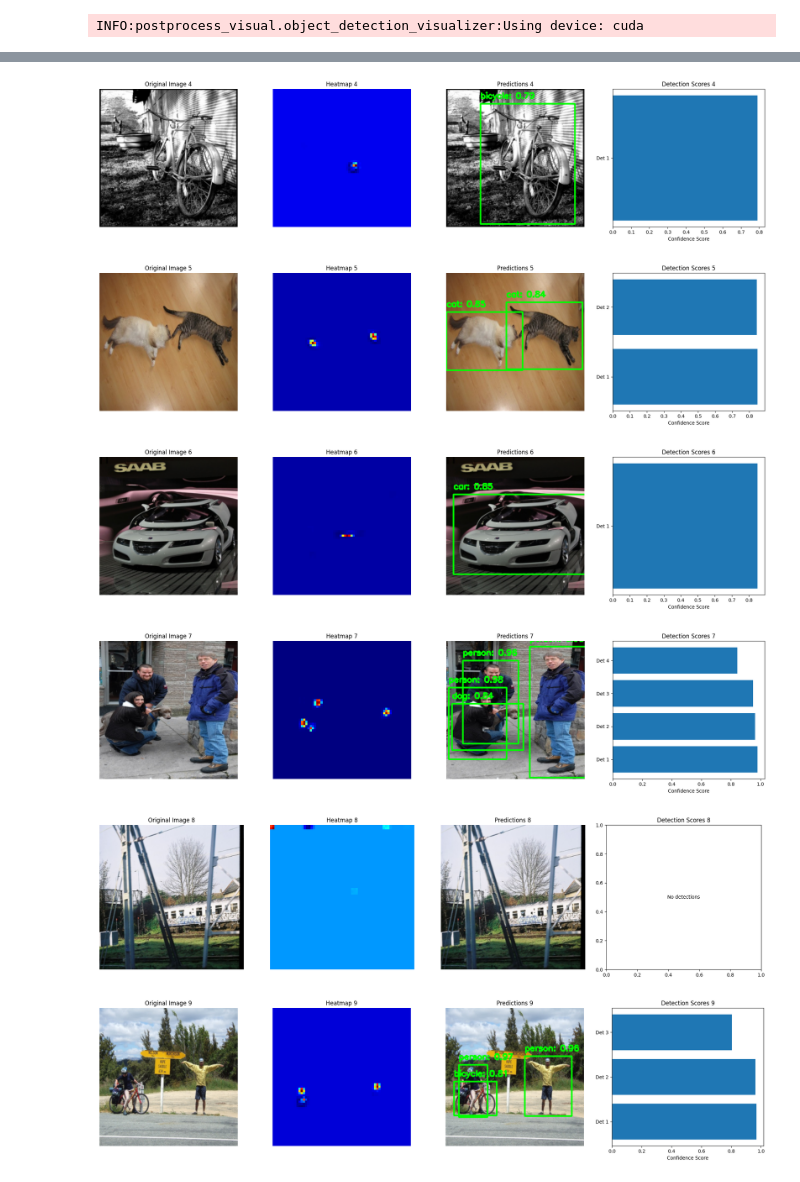
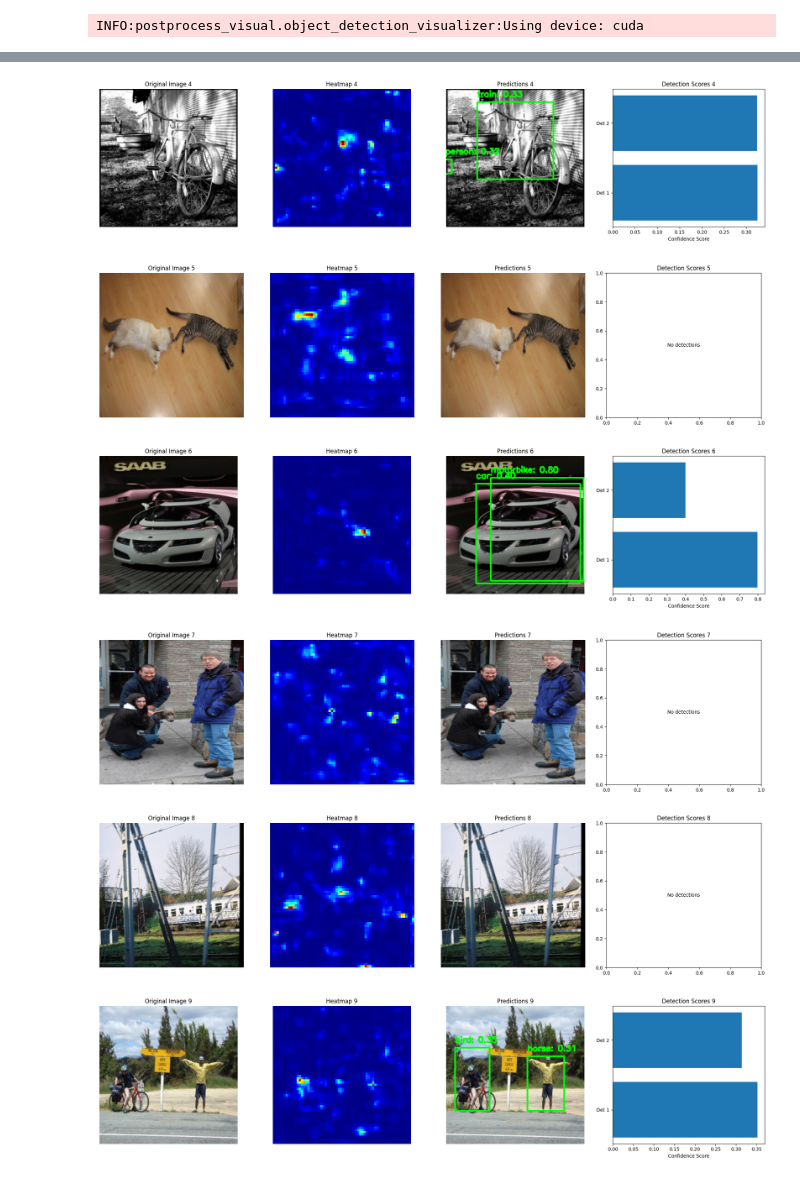
Before and after one commit to macoidk/object_detection, a Jupyter notebook: playbooks/visualization_example.ipynb, the cells around one changed output, grey strips where cells are left out. Saved outputs shown, nothing was run; the diff lists cells and outputs as text; code cells hidden in the pictures.

```diff
--- a/playbooks/visualization_example.ipynb
+++ b/playbooks/visualization_example.ipynb
@@ -36,7 +36,7 @@ ModuleType = TypeVar("ModuleType", bound=nn.Module)
 
 def load_model(model_type: ModuleType, checkpoint_path: str = None):
     checkpoint_path = (
-        "../models/checkpoints/pretrained_weights.pt"
+        "../models/checkpoints/pretrained_weights_train_resnet18.pt"
         if checkpoint_path is None
         else checkpoint_path
     )
@@ -44,7 +44,7 @@ def load_model(model_type: ModuleType, checkpoint_path: str = None):
         raise FileNotFoundError(f"Checkpoint file not found: {checkpoint_path}")
 
     device = torch.device("cuda" if torch.cuda.is_available() else "cpu")
-    model = model_type(alpha=1.0).to(device)
+    model = model_type().to(device)
     model.load_state_dict(
         torch.load(
             checkpoint_path,
@@ -92,6 +92,6 @@ INFO:postprocess_visual.object_detection_visualizer:Using device: cuda
-[figure, old version]
+[figure, new version]
-[figure, old version]
+[figure, new version]
-[figure, old version]
+[figure, new version]
-[figure, old version]
+[figure, new version]
-[figure, old version]
+[figure, new version]
-[figure, old version]
+[figure, new version]
```
Also changed, not shown: parts of 1 cell of this notebook, 17 other files.
